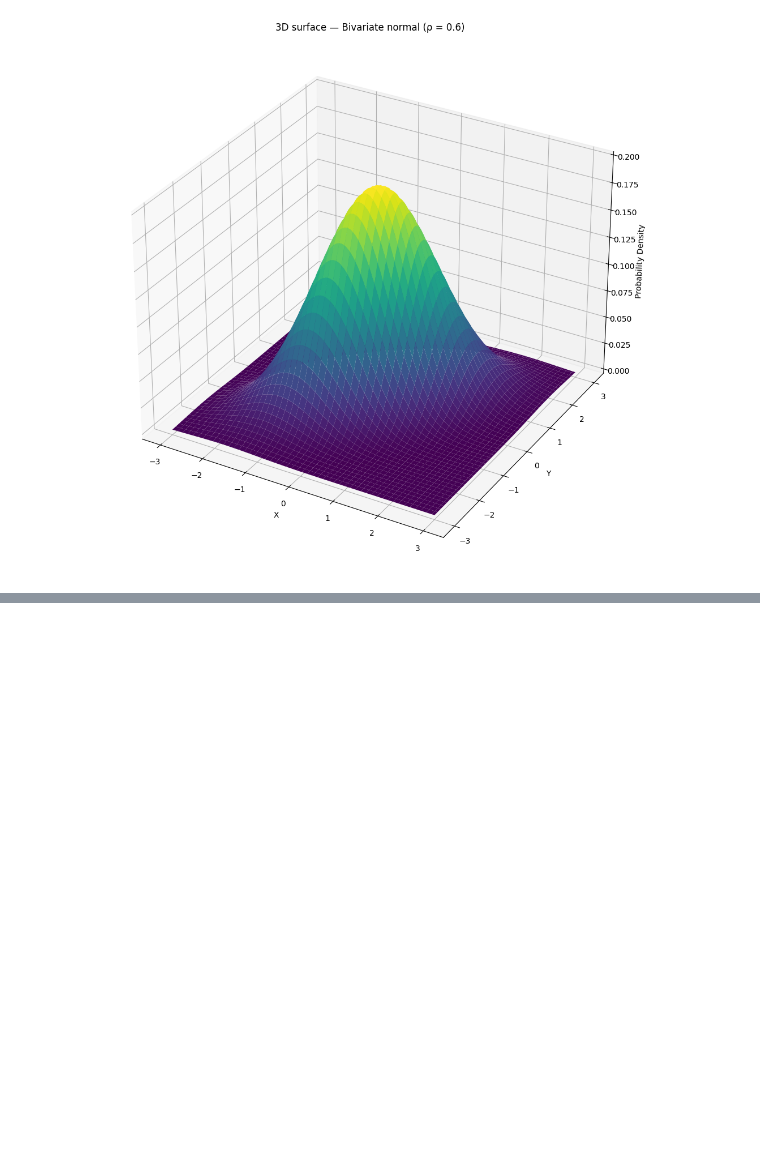
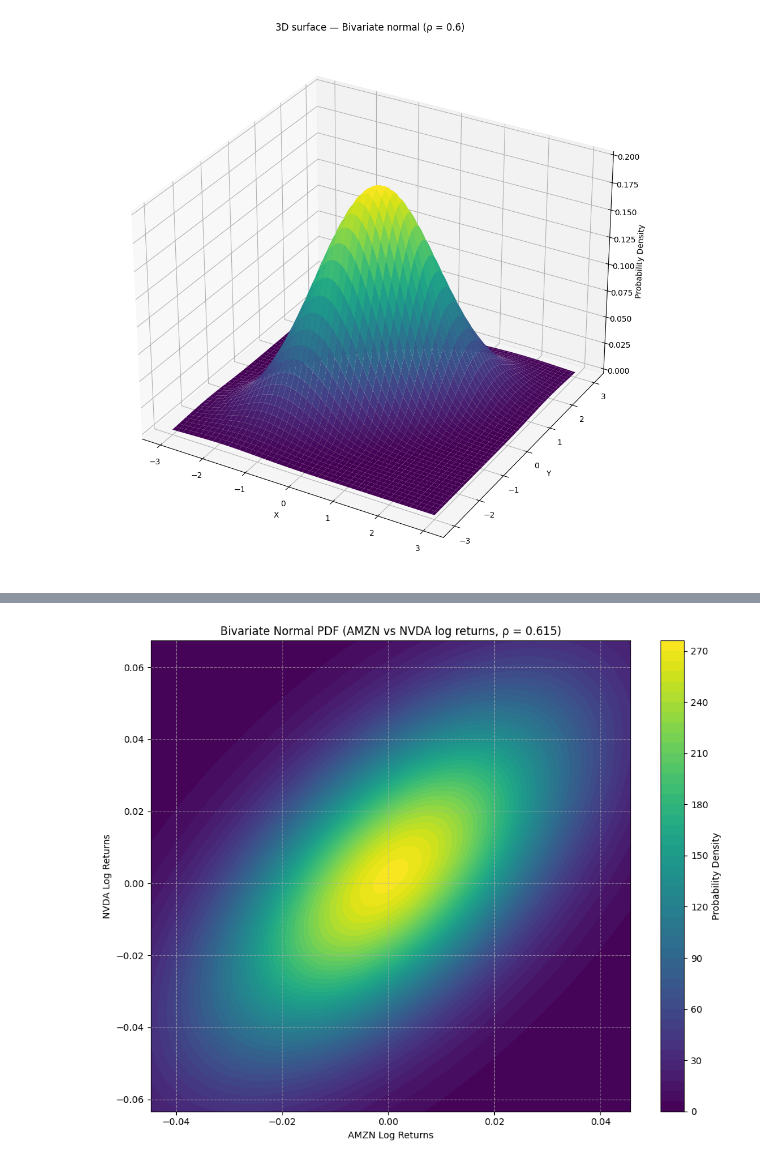
Before and after one commit to H-levison/Formative_3-Probability-Distributions-Bayesian-Probability-and-Gradient-Descent-Implementation, a Jupyter notebook: bivariate_normal.ipynb, the cells around one changed output, grey strips where cells are left out. Saved outputs shown, nothing was run; the diff lists cells and outputs as text; code cells hidden in the pictures; blank space fills up the shorter version.

Commit message:
Probability Distributions

```diff
--- a/bivariate_normal.ipynb
+++ b/bivariate_normal.ipynb
@@ -147,0 +223,17 @@ plt.show()
+# %%
+# Mean and standard deviation from scratch (no statistical libraries)
+amzn_clean = stock1['Log Returns'].dropna()
+nvda_clean = stock2['Log Returns'].dropna()
+n_amzn = len(amzn_clean)
+n_nvda = len(nvda_clean)
+
+mean_log_return_amzn = amzn_clean.sum() / n_amzn
+squared_diff_amzn = (amzn_clean - mean_log_return_amzn)**2
+std_log_return_amzn = np.sqrt(squared_diff_amzn.sum() / n_amzn)
+
+mean_log_return_nvda = nvda_clean.sum() / n_nvda
+squared_diff_nvda = (nvda_clean - mean_log_return_nvda)**2
+std_log_return_nvda = np.sqrt(squared_diff_nvda.sum() / n_nvda)
+
+print(f"AMZN: mean = {mean_log_return_amzn:.6f}, std = {std_log_return_amzn:.6f}")
+print(f"NVDA: mean = {mean_log_return_nvda:.6f}, std = {std_log_return_nvda:.6f}")
@@ -147,0 +243,11 @@ plt.show()
+# %%
+# Merge on Date, then covariance from scratch
+merged_stocks = pd.merge(stock1[['Date', 'Log Returns']], stock2[['Date', 'Log Returns']], on='Date', suffixes=('_AMZN', '_NVDA'))
+merged_stocks_cleaned = merged_stocks.dropna()
+n_merged = len(merged_stocks_cleaned)
+
+covariance = ((merged_stocks_cleaned['Log Returns_AMZN'] - mean_log_return_amzn) * (merged_stocks_cleaned['Log Returns_NVDA'] - mean_log_return_nvda)).sum() / n_merged
+rho_stocks = covariance / (std_log_return_amzn * std_log_return_nvda)
+
+print(f"Covariance: {covariance:.10f}")
+print(f"Correlation (ρ): {rho_stocks:.6f}")
@@ -147,0 +276,18 @@ plt.show()
+# %%
+# Grid and contour for stock BVN fit
+x_range_s = np.linspace(mean_log_return_amzn - 2*std_log_return_amzn, mean_log_return_amzn + 2*std_log_return_amzn, 100)
+y_range_s = np.linspace(mean_log_return_nvda - 2*std_log_return_nvda, mean_log_return_nvda + 2*std_log_return_nvda, 100)
+X_s, Y_s = np.meshgrid(x_range_s, y_range_s)
+Z_s = bivariate_normal_pdf(X_s, Y_s, mean_log_return_amzn, mean_log_return_nvda, std_log_return_amzn, std_log_return_nvda, rho_stocks)
+
+plt.figure(figsize=FIG_SIZE_2D)
+plt.contourf(X_s, Y_s, Z_s, levels=50, cmap=CMAP)
+plt.colorbar(label='Probability Density')
+plt.xlabel('AMZN Log Returns')
+plt.ylabel('NVDA Log Returns')
+plt.title(f'Bivariate Normal PDF (AMZN vs NVDA log returns, ρ = {rho_stocks:.3f})')
+plt.grid(True, linestyle='--', alpha=0.6)
+plt.tight_layout()
+plt.show()
+# %% [output]
+[figure, added]
```
Also changed, not shown: parts of 16 cells of this notebook, 1 other file.
